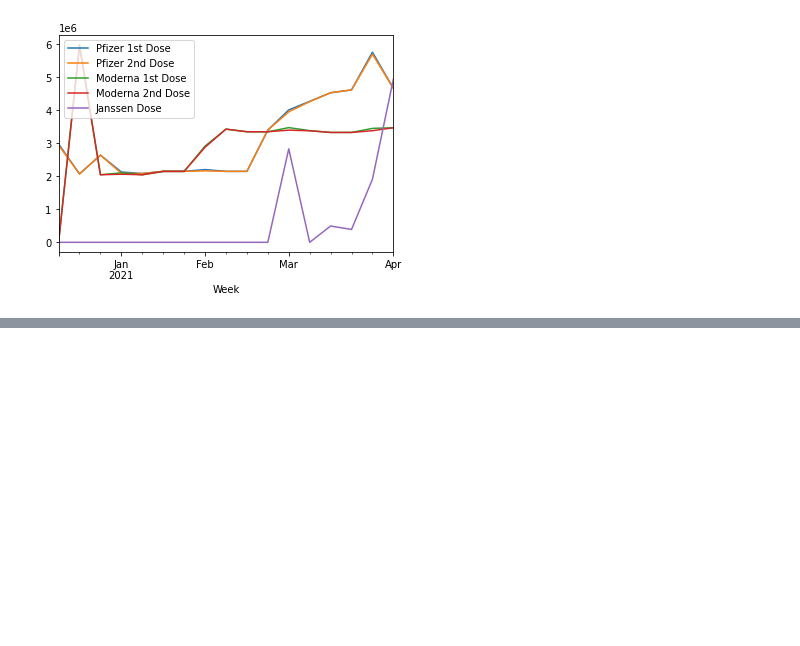
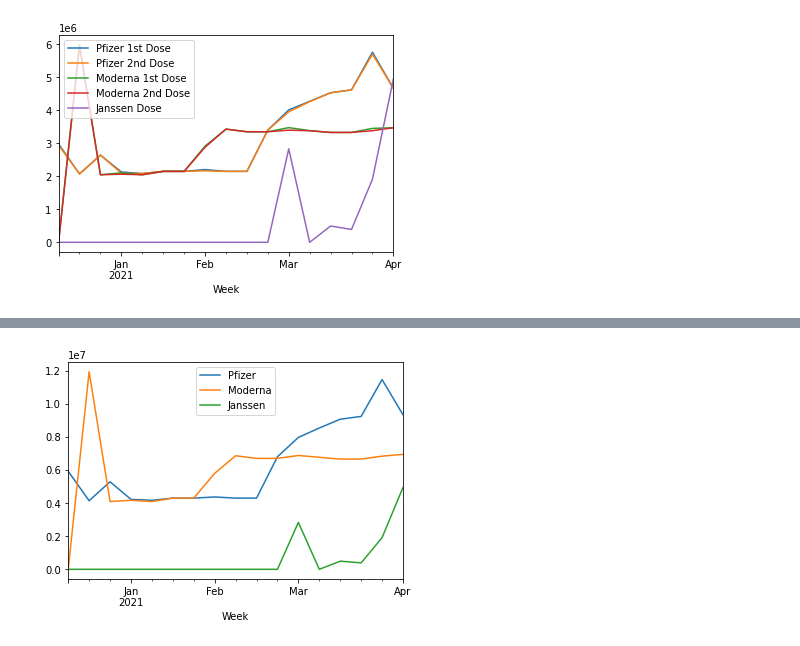
Before and after one commit to Pacifistic/CS418-Final-Project, a Jupyter notebook: Covid-19 Vaccine Distribution.ipynb, the cells around one changed output, grey strips where cells are left out. Cells and saved outputs as stored; diff of their text form; code cells hidden in the pictures; blank space fills up the shorter version.

```diff
--- a/Covid-19 Vaccine Distribution.ipynb
+++ b/Covid-19 Vaccine Distribution.ipynb
@@ -103,3 +103,11 @@ merged
 merged.groupby('Week').sum().plot();
 # %% [output]
 [figure]
+# %%
+# Total dose over time by brand (Doesn't matter if it's first or second)
+totalDose = merged.copy()
+totalDose['Pfizer'] = totalDose['Pfizer 1st Dose'] + totalDose['Pfizer 2nd Dose']
+totalDose['Moderna'] = totalDose['Moderna 1st Dose'] + totalDose['Moderna 2nd Dose']
+totalDose['Janssen'] = totalDose['Janssen Dose']
+totalDose=totalDose.drop(['Pfizer 1st Dose', 'Pfizer 2nd Dose', 'Moderna 1st Dose', 'Moderna 2nd Dose', 'Janssen Dose'], axis=1)
+totalDose
@@ -105,0 +128,5 @@ merged.groupby('Week').sum().plot();
+# %%
+# quick and simple EDA to look at Total dose over time by brand
+totalDose.groupby('Week').sum().plot();
+# %% [output]
+[figure, added]
```
Also changed, not shown: parts of 4 cells of this notebook.
